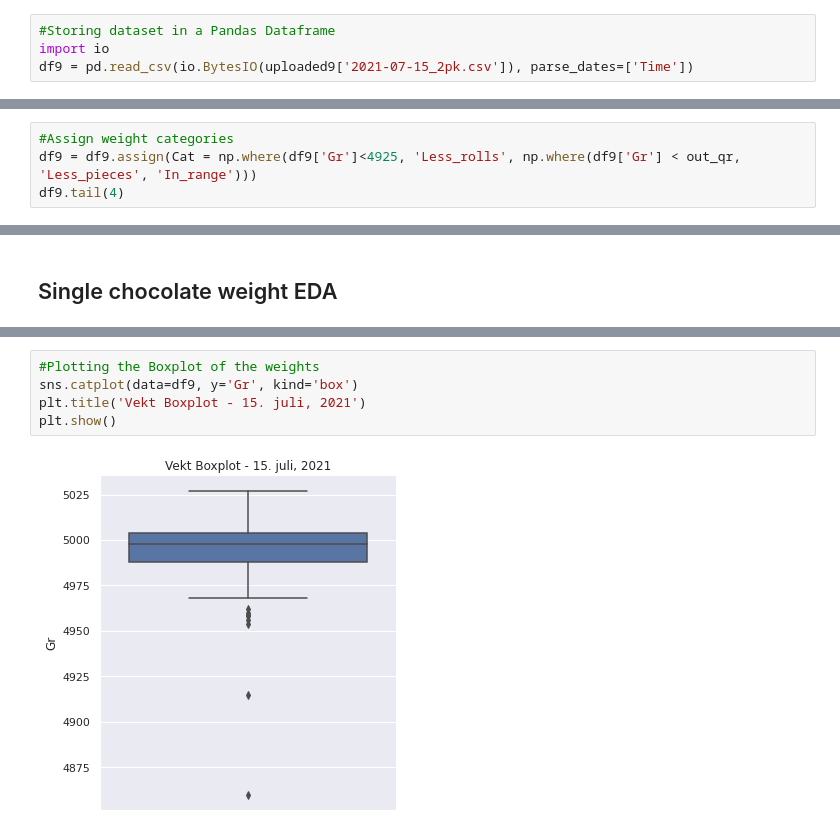
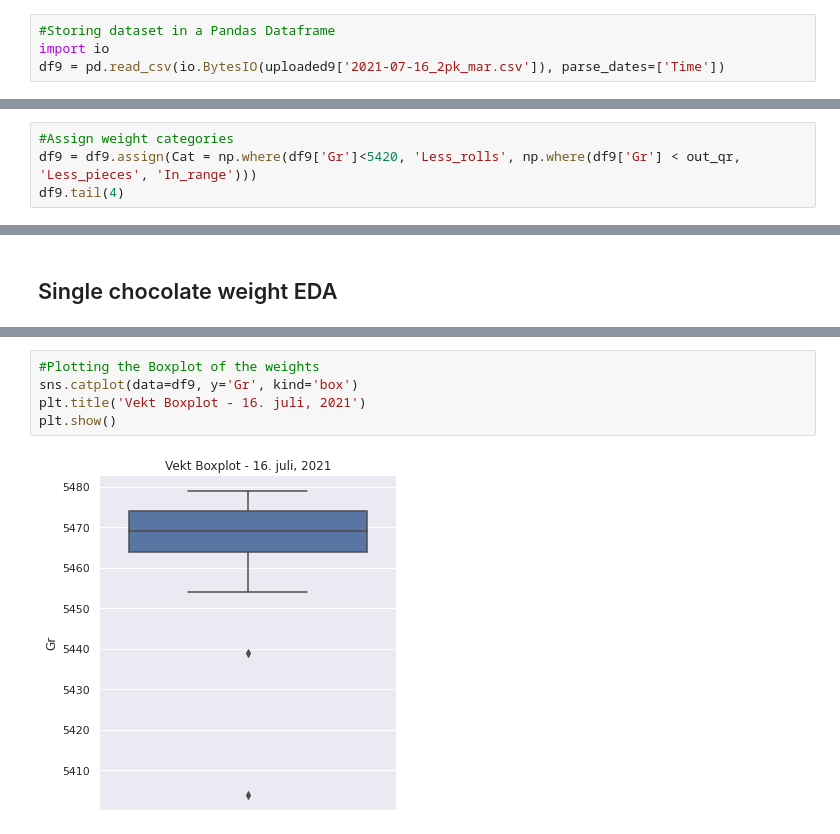
Before and after one commit to gabrielborja/python_data_analysis, a Jupyter notebook: molding_analysis.ipynb, the cells around one changed output, grey strips where cells are left out. Saved outputs shown, nothing was run; the diff lists cells and outputs as text.

```diff
--- a/molding_analysis.ipynb
+++ b/molding_analysis.ipynb
@@ -1255,7 +1255,7 @@ Saving 2021-07-15_2pk.csv to 2021-07-15_2pk (1).csv
 # %%
 #Storing dataset in a Pandas Dataframe
 import io
-df9 = pd.read_csv(io.BytesIO(uploaded9['2021-07-15_2pk.csv']), parse_dates=['Time'])
+df9 = pd.read_csv(io.BytesIO(uploaded9['2021-07-16_2pk_mar.csv']), parse_dates=['Time'])
 # %%
 #Renaming column
 df9 = df9.rename(columns={'Num': 'Gr'})
@@ -1292,6 +1292,6 @@ out_qr
 # %%
 #Assign weight categories
-df9 = df9.assign(Cat = np.where(df9['Gr']<4925, 'Less_rolls', np.where(df9['Gr'] < out_qr, 'Less_pieces', 'In_range')))
+df9 = df9.assign(Cat = np.where(df9['Gr']<5420, 'Less_rolls', np.where(df9['Gr'] < out_qr, 'Less_pieces', 'In_range')))
 df9.tail(4)
 # %% [output]
 |  | Time | Gr | Cat |
@@ -1346,10 +1346,10 @@ plt.show()
 # %%
 #Plotting the Boxplot of the weights
 sns.catplot(data=df9, y='Gr', kind='box')
-plt.title('Vekt Boxplot - 15. juli, 2021')
+plt.title('Vekt Boxplot - 16. juli, 2021')
 plt.show()
 # %% [output]
-[figure, old version]
+[figure, new version]
 # %%
 #Plotting the KDEplot of the weights
 sns.kdeplot(data=df9, x='Gr', shade=True)
```
Also changed, not shown: parts of 12 cells of this notebook.
